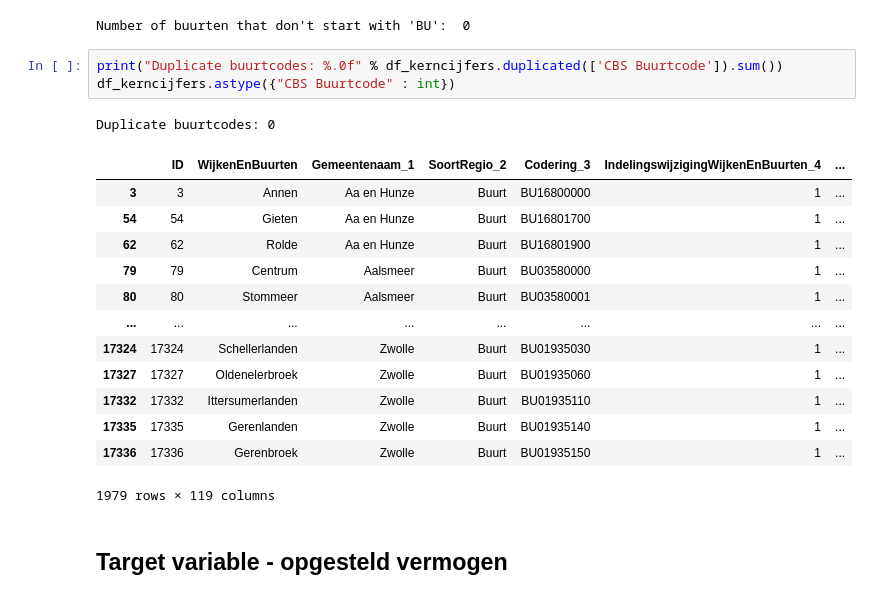
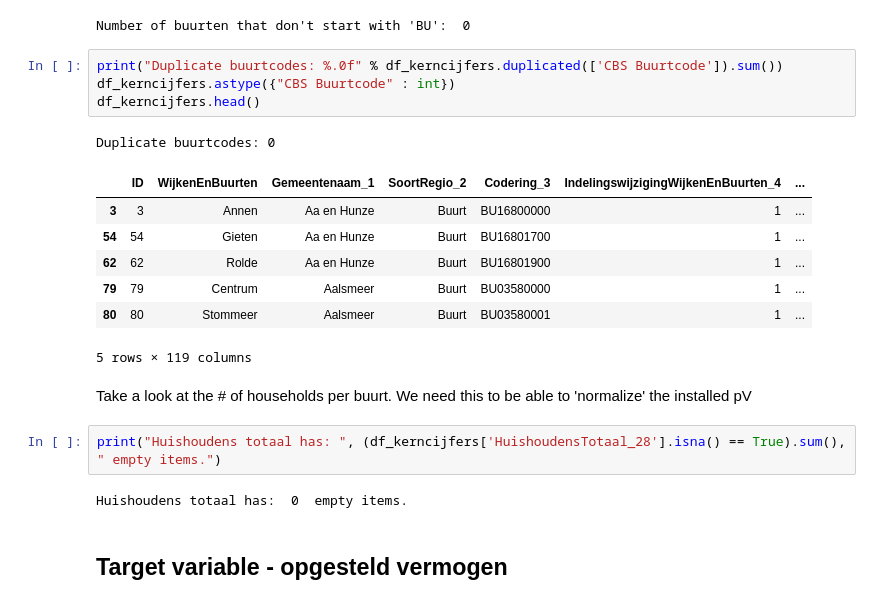
Before and after one commit to expert-solutions/Enexis-case-study, a Jupyter notebook: Model01-Simple-demographics-no-time-dependence.ipynb, the cells around one changed output. Saved outputs shown, nothing was run; the diff lists cells and outputs as text.

```diff
--- a/Model01-Simple-demographics-no-time-dependence.ipynb
+++ b/Model01-Simple-demographics-no-time-dependence.ipynb
@@ -83,21 +92,22 @@ Number of buurten that don't start with 'BU':  0
 # %%
 print("Duplicate buurtcodes: %.0f" % df_kerncijfers.duplicated(['CBS Buurtcode']).sum())
 df_kerncijfers.astype({"CBS Buurtcode" : int})
+df_kerncijfers.head()
 # %% [output]
 Duplicate buurtcodes: 0
 |  | ID | WijkenEnBuurten | Gemeentenaam_1 | SoortRegio_2 | Codering_3 | IndelingswijzigingWijkenEnBuurten_4 | ... |
 | 3 | 3 | Annen | Aa en Hunze | Buurt | BU16800000 | 1 | ... |
 | 54 | 54 | Gieten | Aa en Hunze | Buurt | BU16801700 | 1 | ... |
 | 62 | 62 | Rolde | Aa en Hunze | Buurt | BU16801900 | 1 | ... |
 | 79 | 79 | Centrum | Aalsmeer | Buurt | BU03580000 | 1 | ... |
 | 80 | 80 | Stommeer | Aalsmeer | Buurt | BU03580001 | 1 | ... |
-| ... | ... | ... | ... | ... | ... | ... | ... |
-| 17324 | 17324 | Schellerlanden | Zwolle | Buurt | BU01935030 | 1 | ... |
-| 17327 | 17327 | Oldenelerbroek | Zwolle | Buurt | BU01935060 | 1 | ... |
-| 17332 | 17332 | Ittersumerlanden | Zwolle | Buurt | BU01935110 | 1 | ... |
-| 17335 | 17335 | Gerenlanden | Zwolle | Buurt | BU01935140 | 1 | ... |
-| 17336 | 17336 | Gerenbroek | Zwolle | Buurt | BU01935150 | 1 | ... |
-1979 rows × 119 columns
+5 rows × 119 columns
+# %% [markdown]
+Take a look at the # of households per buurt. We need this to be able to 'normalize' the installed pV
+# %%
+print("Huishoudens totaal has: ", (df_kerncijfers['HuishoudensTotaal_28'].isna() == True).sum(), " empty items.")
+# %% [output]
+Huishoudens totaal has:  0  empty items.
 # %% [markdown]
 ## Target variable - opgesteld vermogen
 # %% [markdown]
```
Also changed, not shown: parts of 10 cells of this notebook.
